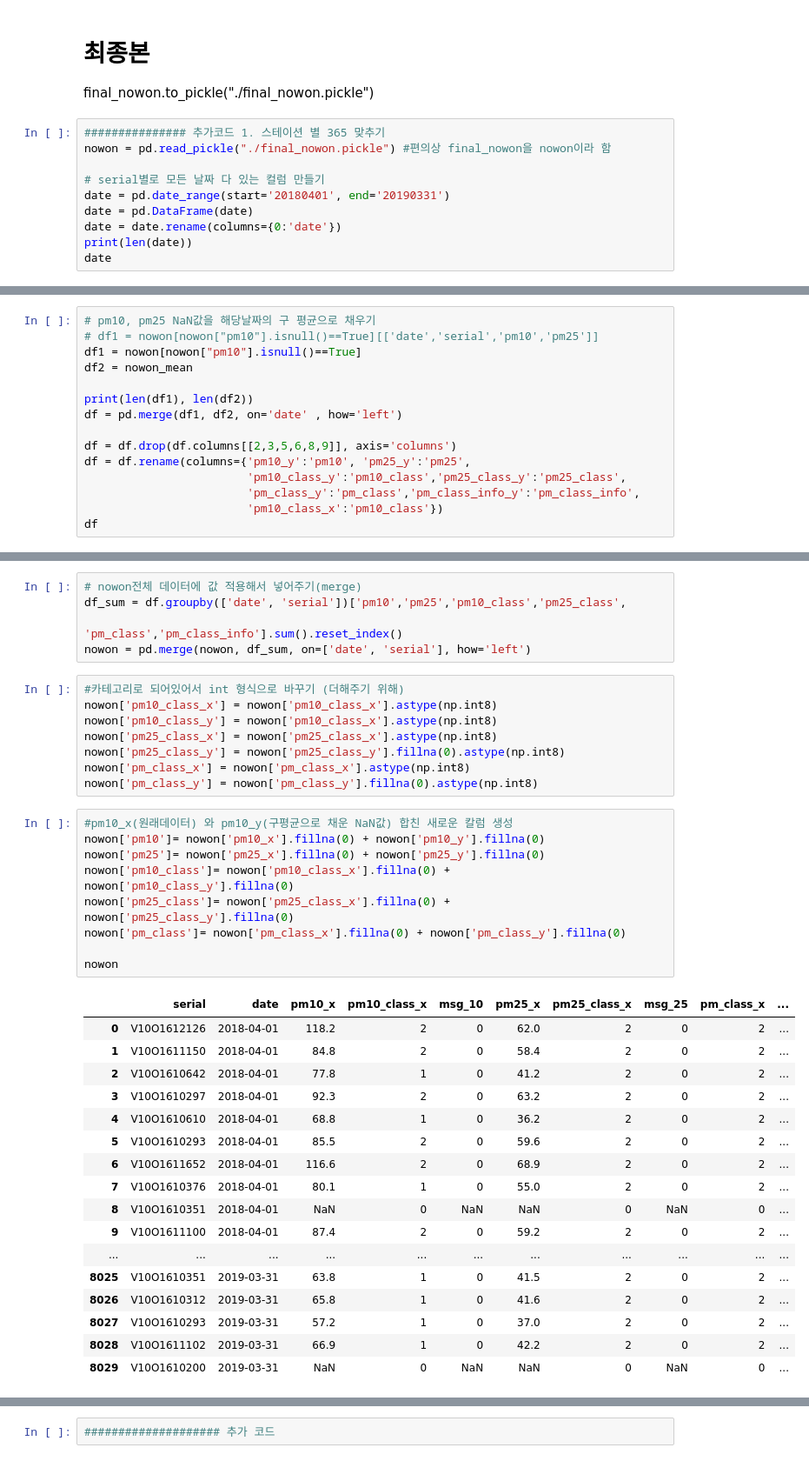
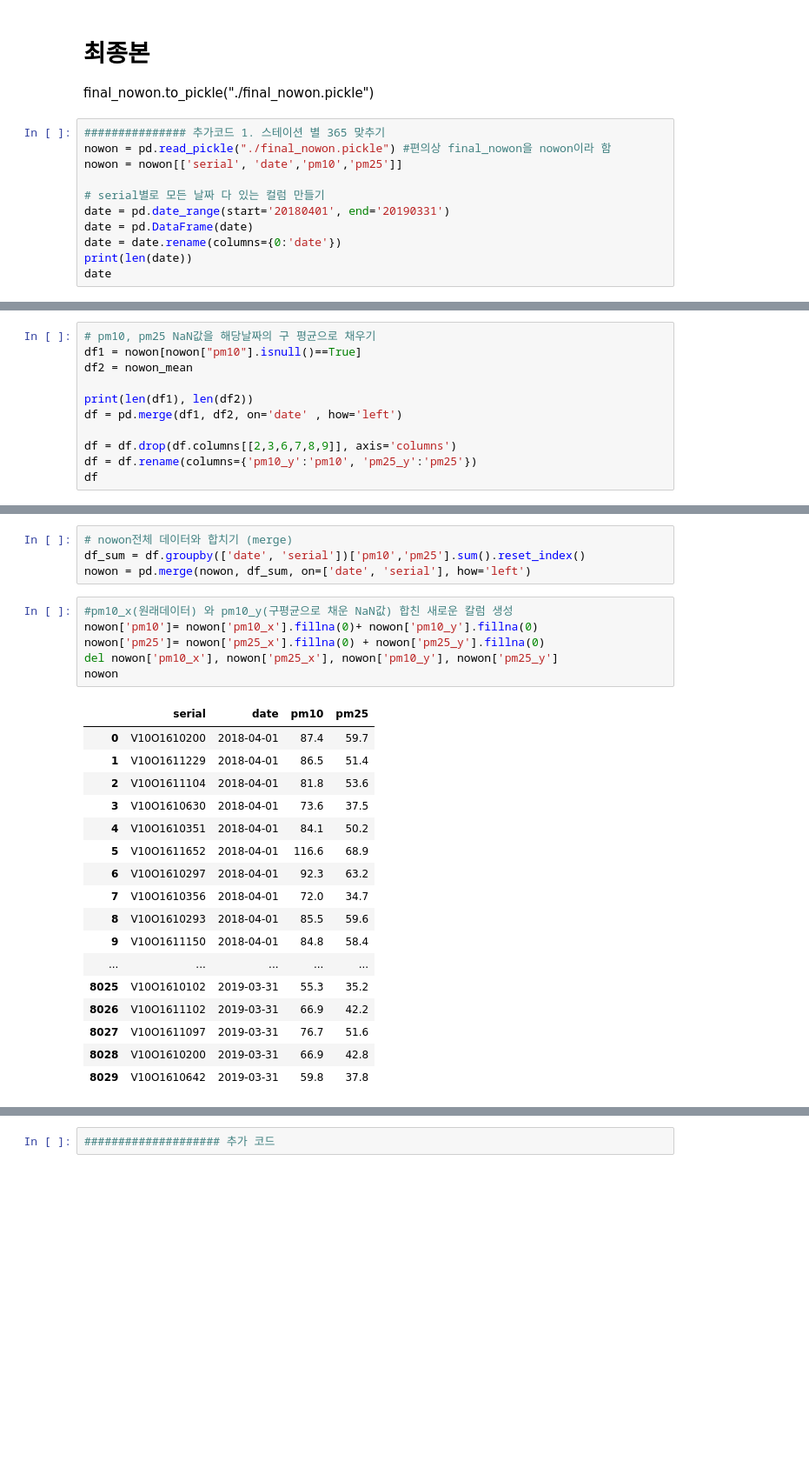
Before and after one commit to rmfkxhxh/bigcon_innovation_yaho, a Jupyter notebook: code/finedust/기상_노원구_최종.ipynb, the cells around one changed output, grey strips where cells are left out. Shown at 87% size. Drawn from its saved outputs; the diff is of its cells as text; blank space fills up the shorter version.

```diff
--- a/code/finedust/기상_노원구_최종.ipynb
+++ b/code/finedust/기상_노원구_최종.ipynb
@@ -792,6 +792,7 @@ final_nowon.to_pickle("./final_nowon.pickle")
 # %%
 ############### 추가코드 1. 스테이션 별 365 맞추기
 nowon = pd.read_pickle("./final_nowon.pickle") #편의상 final_nowon을 nowon이라 함
+nowon = nowon[['serial', 'date','pm10','pm25']]
 
 # serial별로 모든 날짜 다 있는 컬럼 만들기
 date = pd.date_range(start='20180401', end='20190331')
@@ -857,17 +972,13 @@ nowon_mean
 # %%
 # pm10, pm25 NaN값을 해당날짜의 구 평균으로 채우기
-# df1 = nowon[nowon["pm10"].isnull()==True][['date','serial','pm10','pm25']]
 df1 = nowon[nowon["pm10"].isnull()==True]
 df2 = nowon_mean
 
 print(len(df1), len(df2))
 df = pd.merge(df1, df2, on='date' , how='left')
 
-df = df.drop(df.columns[[2,3,5,6,8,9]], axis='columns')
-df = df.rename(columns={'pm10_y':'pm10', 'pm25_y':'pm25',
-                        'pm10_class_y':'pm10_class','pm25_class_y':'pm25_class',
-                        'pm_class_y':'pm_class','pm_class_info_y':'pm_class_info',
-                        'pm10_class_x':'pm10_class'})
+df = df.drop(df.columns[[2,3,6,7,8,9]], axis='columns')
+df = df.rename(columns={'pm10_y':'pm10', 'pm25_y':'pm25'})
 df
 # %% [output]
 2071 365
@@ -892,40 +1003,28 @@ df
 # %%
-# nowon전체 데이터에 값 적용해서 넣어주기(merge)
-df_sum = df.groupby(['date', 'serial'])['pm10','pm25','pm10_class','pm25_class',
-                                        'pm_class','pm_class_info'].sum().reset_index()
+# nowon전체 데이터와 합치기 (merge)
+df_sum = df.groupby(['date', 'serial'])['pm10','pm25'].sum().reset_index()
 nowon = pd.merge(nowon, df_sum, on=['date', 'serial'], how='left')
-# %%
-#카테고리로 되어있어서 int 형식으로 바꾸기 (더해주기 위해)
-nowon['pm10_class_x'] = nowon['pm10_class_x'].astype(np.int8)
-nowon['pm10_class_y'] = nowon['pm10_class_x'].astype(np.int8)
-nowon['pm25_class_x'] = nowon['pm25_class_x'].astype(np.int8)
-nowon['pm25_class_y'] = nowon['pm25_class_y'].fillna(0).astype(np.int8)
-nowon['pm_class_x'] = nowon['pm_class_x'].astype(np.int8)
-nowon['pm_class_y'] = nowon['pm_class_y'].fillna(0).astype(np.int8)
 # %%
 #pm10_x(원래데이터) 와 pm10_y(구평균으로 채운 NaN값) 합친 새로운 칼럼 생성
-nowon['pm10']= nowon['pm10_x'].fillna(0) + nowon['pm10_y'].fillna(0)
+nowon['pm10']= nowon['pm10_x'].fillna(0)+ nowon['pm10_y'].fillna(0)
 nowon['pm25']= nowon['pm25_x'].fillna(0) + nowon['pm25_y'].fillna(0)
-nowon['pm10_class']= nowon['pm10_class_x'].fillna(0) + nowon['pm10_class_y'].fillna(0)
-nowon['pm25_class']= nowon['pm25_class_x'].fillna(0) + nowon['pm25_class_y'].fillna(0)
-nowon['pm_class']= nowon['pm_class_x'].fillna(0) + nowon['pm_class_y'].fillna(0)
-
+del nowon['pm10_x'], nowon['pm25_x'], nowon['pm10_y'], nowon['pm25_y']
 nowon
 # %% [output]
-|  | serial | date | pm10_x | pm10_class_x | msg_10 | pm25_x | pm25_class_x | msg_25 | pm_class_x | ... |
-| 0 | V10O1612126 | 2018-04-01 | 118.2 | 2 | 0 | 62.0 | 2 | 0 | 2 | ... |
-| 1 | V10O1611150 | 2018-04-01 | 84.8 | 2 | 0 | 58.4 | 2 | 0 | 2 | ... |
-| 2 | V10O1610642 | 2018-04-01 | 77.8 | 1 | 0 | 41.2 | 2 | 0 | 2 | ... |
-| 3 | V10O1610297 | 2018-04-01 | 92.3 | 2 | 0 | 63.2 | 2 | 0 | 2 | ... |
-| 4 | V10O1610610 | 2018-04-01 | 68.8 | 1 | 0 | 36.2 | 2 | 0 | 2 | ... |
-| 5 | V10O1610293 | 2018-04-01 | 85.5 | 2 | 0 | 59.6 | 2 | 0 | 2 | ... |
-| 6 | V10O1611652 | 2018-04-01 | 116.6 | 2 | 0 | 68.9 | 2 | 0 | 2 | ... |
-| 7 | V10O1610376 | 2018-04-01 | 80.1 | 1 | 0 | 55.0 | 2 | 0 | 2 | ... |
-| 8 | V10O1610351 | 2018-04-01 | NaN | 0 | NaN | NaN | 0 | NaN | 0 | ... |
-| 9 | V10O1611100 | 2018-04-01 | 87.4 | 2 | 0 | 59.2 | 2 | 0 | 2 | ... |
-| ... | ... | ... | ... | ... | ... | ... | ... | ... | ... | ... |
-| 8025 | V10O1610351 | 2019-03-31 | 63.8 | 1 | 0 | 41.5 | 2 | 0 | 2 | ... |
-| 8026 | V10O1610312 | 2019-03-31 | 65.8 | 1 | 0 | 41.6 | 2 | 0 | 2 | ... |
-| 8027 | V10O1610293 | 2019-03-31 | 57.2 | 1 | 0 | 37.0 | 2 | 0 | 2 | ... |
-| 8028 | V10O1611102 | 2019-03-31 | 66.9 | 1 | 0 | 42.2 | 2 | 0 | 2 | ... |
-| 8029 | V10O1610200 | 2019-03-31 | NaN | 0 | NaN | NaN | 0 | NaN | 0 | ... |
+|  | serial | date | pm10 | pm25 |
+| 0 | V10O1610200 | 2018-04-01 | 87.4 | 59.7 |
+| 1 | V10O1611229 | 2018-04-01 | 86.5 | 51.4 |
+| 2 | V10O1611104 | 2018-04-01 | 81.8 | 53.6 |
+| 3 | V10O1610630 | 2018-04-01 | 73.6 | 37.5 |
+| 4 | V10O1610351 | 2018-04-01 | 84.1 | 50.2 |
+| 5 | V10O1611652 | 2018-04-01 | 116.6 | 68.9 |
+| 6 | V10O1610297 | 2018-04-01 | 92.3 | 63.2 |
+| 7 | V10O1610356 | 2018-04-01 | 72.0 | 34.7 |
+| 8 | V10O1610293 | 2018-04-01 | 85.5 | 59.6 |
+| 9 | V10O1611150 | 2018-04-01 | 84.8 | 58.4 |
+| ... | ... | ... | ... | ... |
+| 8025 | V10O1610102 | 2019-03-31 | 55.3 | 35.2 |
+| 8026 | V10O1611102 | 2019-03-31 | 66.9 | 42.2 |
+| 8027 | V10O1611097 | 2019-03-31 | 76.7 | 51.6 |
+| 8028 | V10O1610200 | 2019-03-31 | 66.9 | 42.8 |
+| 8029 | V10O1610642 | 2019-03-31 | 59.8 | 37.8 |
```
Also changed, not shown: parts of 19 cells of this notebook, 5 other files.
